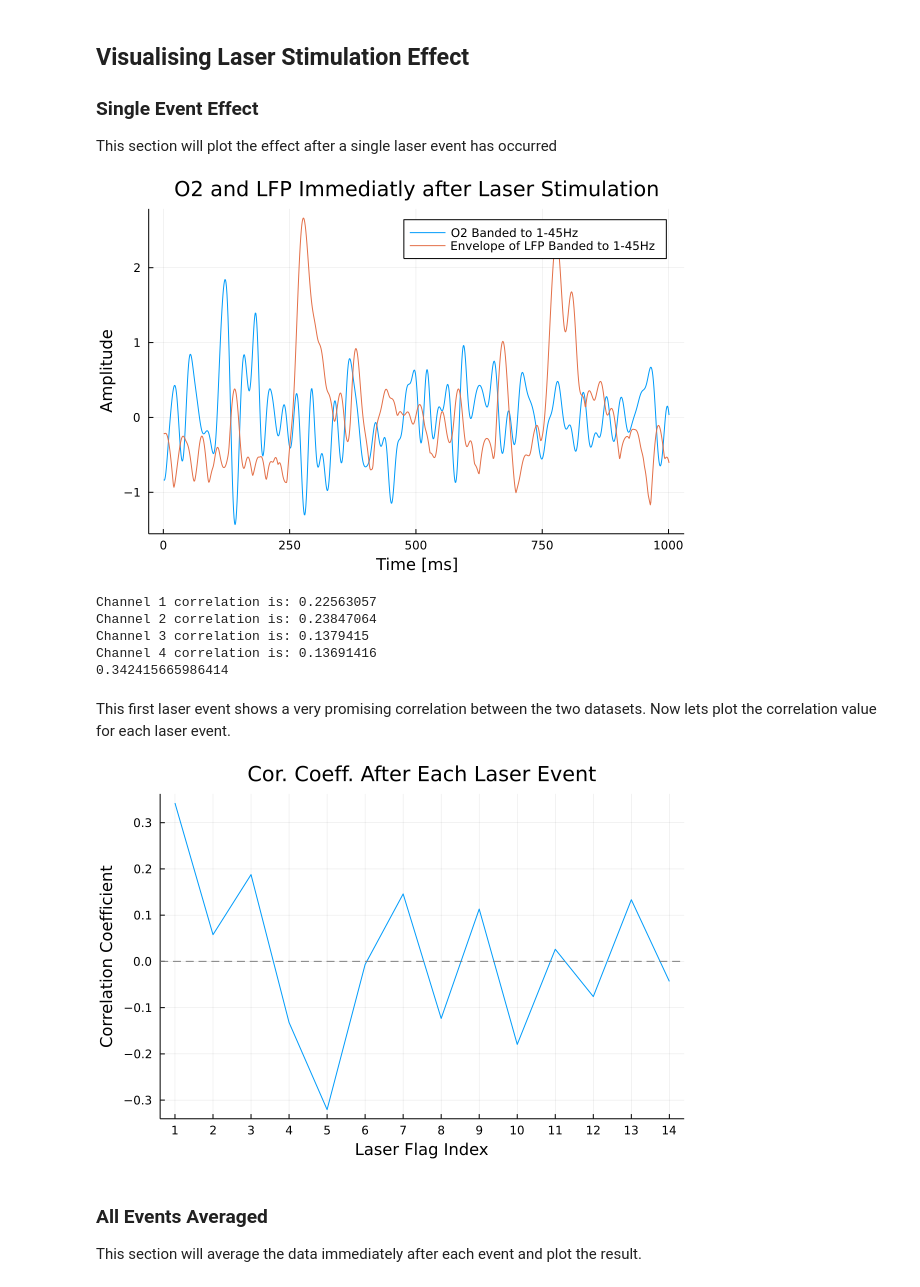
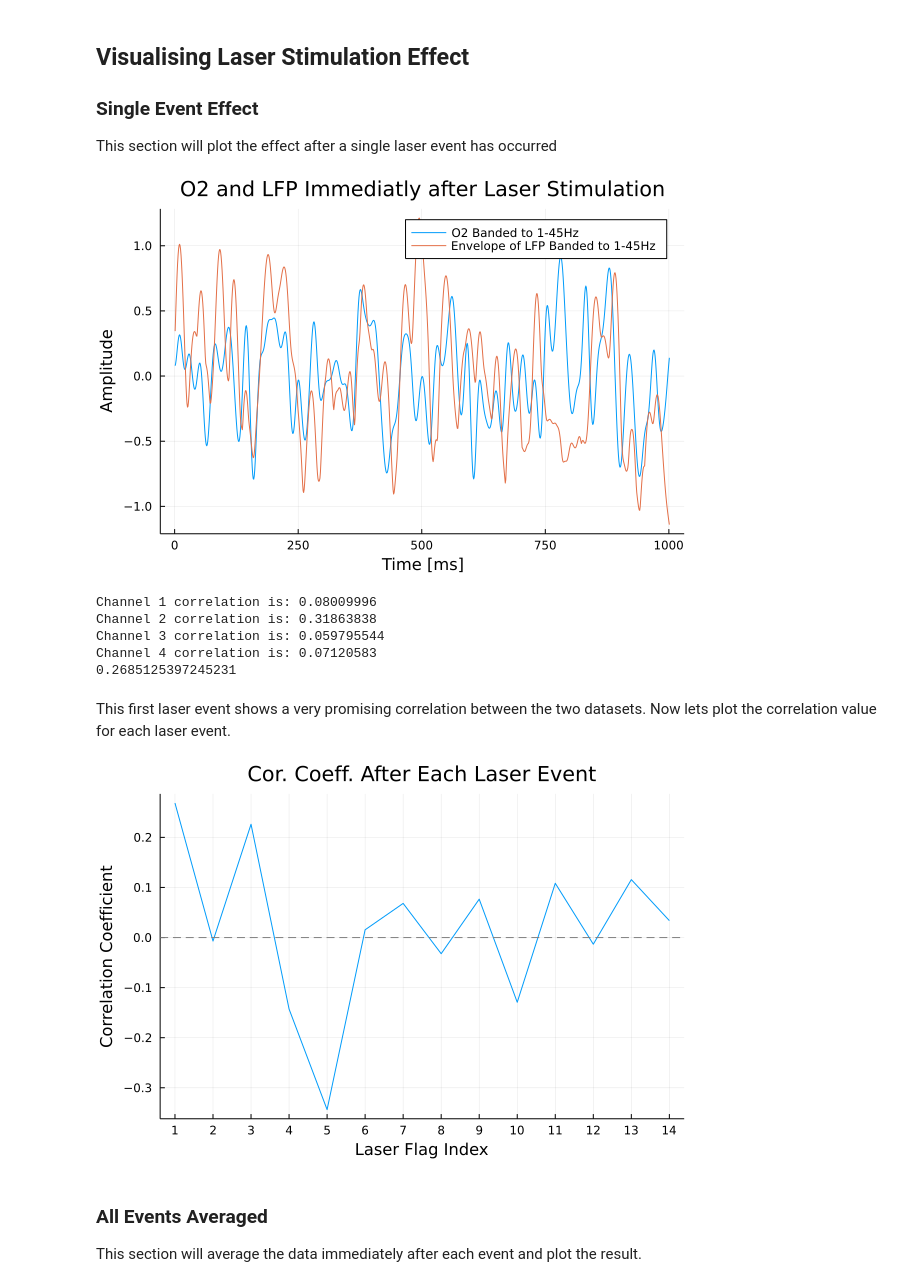
Before and after one commit to alexelwood14/O2-LFP-modelling, a Jupyter notebook: src/notebooks/laser-stim-feature.ipynb, the cells around one changed output. Cells and saved outputs as stored; diff of their text form; code cells hidden in the pictures.

```diff
--- a/src/notebooks/laser-stim-feature.ipynb
+++ b/src/notebooks/laser-stim-feature.ipynb
@@ -13,7 +14,7 @@ This notebook will attempt to visualise the fluctuation of O2 and LFP readings a
 ## Data Importing
 # %%
 include("../helpers/importing.jl")
-lfp = import_lfp("Exp 2/R7/2022-05-11_17-39-17/Record Node 101/")
+lfp = import_lfp("Exp 2/R7/2022-05-11_17-39-17/Record Node 113/")
 o2 = import_o2("Exp 2/R7/o2 r7.txt")
 # %% [output]
 Dict{String, Vector{Float32}} with 4 entries:
@@ -96,26 +97,26 @@ banded_o2 = real(ifft(band_pass_F))
 
 This section will plot the effect after a single laser event has occurred
 # %%
-laser_flag = 5
+laser_flag = 1
 
 o2_start = findall(x->x==o2["laser"][laser_flag], o2["timestamps"])[1]
 lfp_start = findall(x->x==lfp["laser"]["on"][laser_flag], lfp["timestamps"])[1]
 increment = 1000
 
 lfp_channels_mean = zeros(increment+1)
 for i in 1:4
     lfp_channels_mean += standardize(ZScoreTransform, lfp_envelopes[i][lfp_start:lfp_start+increment])
 end
 lfp_channels_mean ./= 4
 
 plot(banded_o2[o2_start:o2_start+increment], label="O2 Banded to 1-45Hz")
 plot!(lfp_channels_mean, label="Envelope of LFP Banded to 1-45Hz")
 
 title!("O2 and LFP Immediatly after Laser Stimulation")
 xlabel!("Time [ms]")
 ylabel!("Amplitude")
 # %% [output]
-[figure, old version]
+[figure, new version]
 # %%
 for i in 1:4
     core = cor(banded_o2[o2_start:o2_start+increment], lfp_envelopes[i][lfp_start:lfp_start+increment])
@@ -123,11 +124,11 @@ for i in 1:4
 end
 println(cor(banded_o2[o2_start:o2_start+increment], lfp_channels_mean))
 # %% [output]
-Channel 1 correlation is: 0.22563057
-Channel 2 correlation is: 0.23847064
-Channel 3 correlation is: 0.1379415
-Channel 4 correlation is: 0.13691416
-0.342415665986414
+Channel 1 correlation is: 0.08009996
+Channel 2 correlation is: 0.31863838
+Channel 3 correlation is: 0.059795544
+Channel 4 correlation is: 0.07120583
+0.2685125397245231
 # %% [markdown]
 This first laser event shows a very promising correlation between the two datasets. Now lets plot the correlation value for each laser event.
 # %%
@@ -155,7 +156,7 @@ hline!([0], linestyle=:dash, colour=:grey)
 xticks!((1:length(o2["laser"])))
 ylabel!("Correlation Coefficient")
 # %% [output]
-[figure, old version]
+[figure, new version]
 # %% [markdown]
 
 ### All Events Averaged
```
Also changed, not shown: parts of 21 cells of this notebook, 8 other files.
